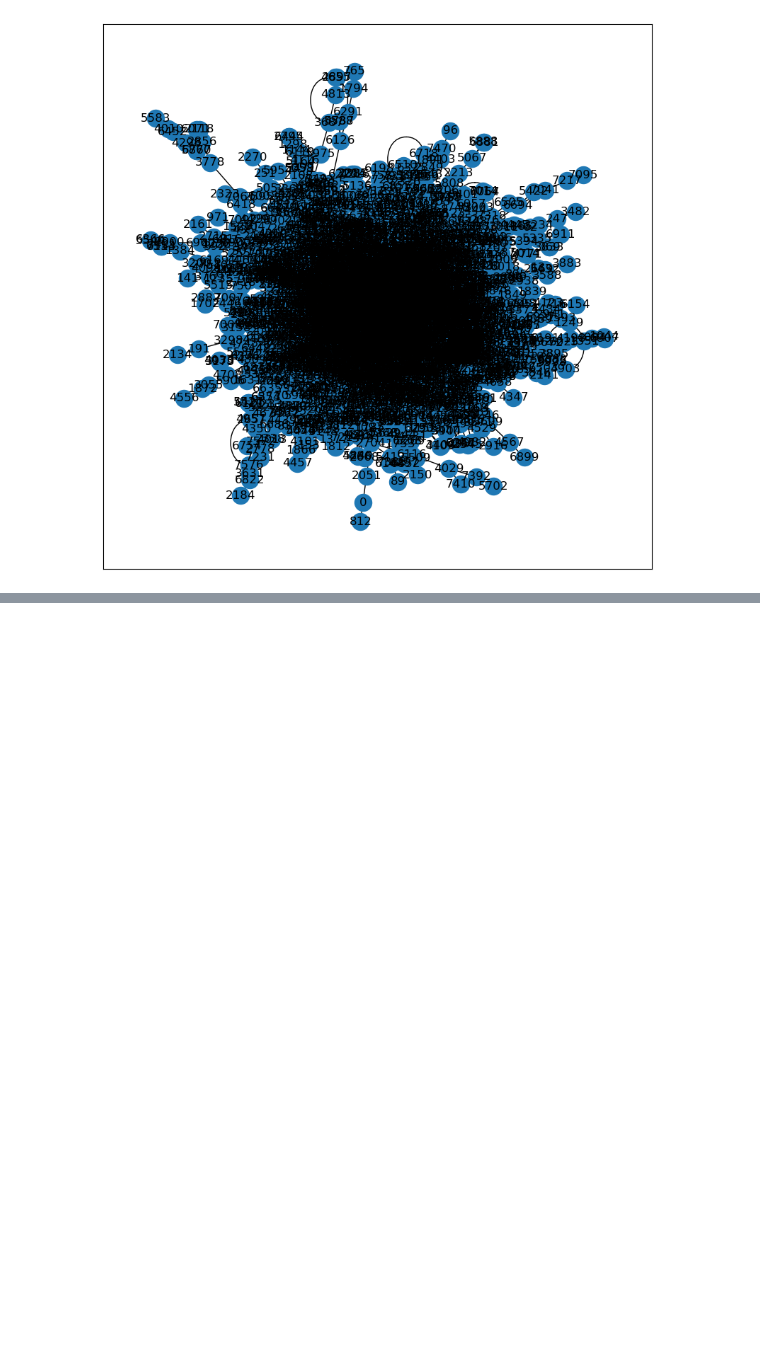
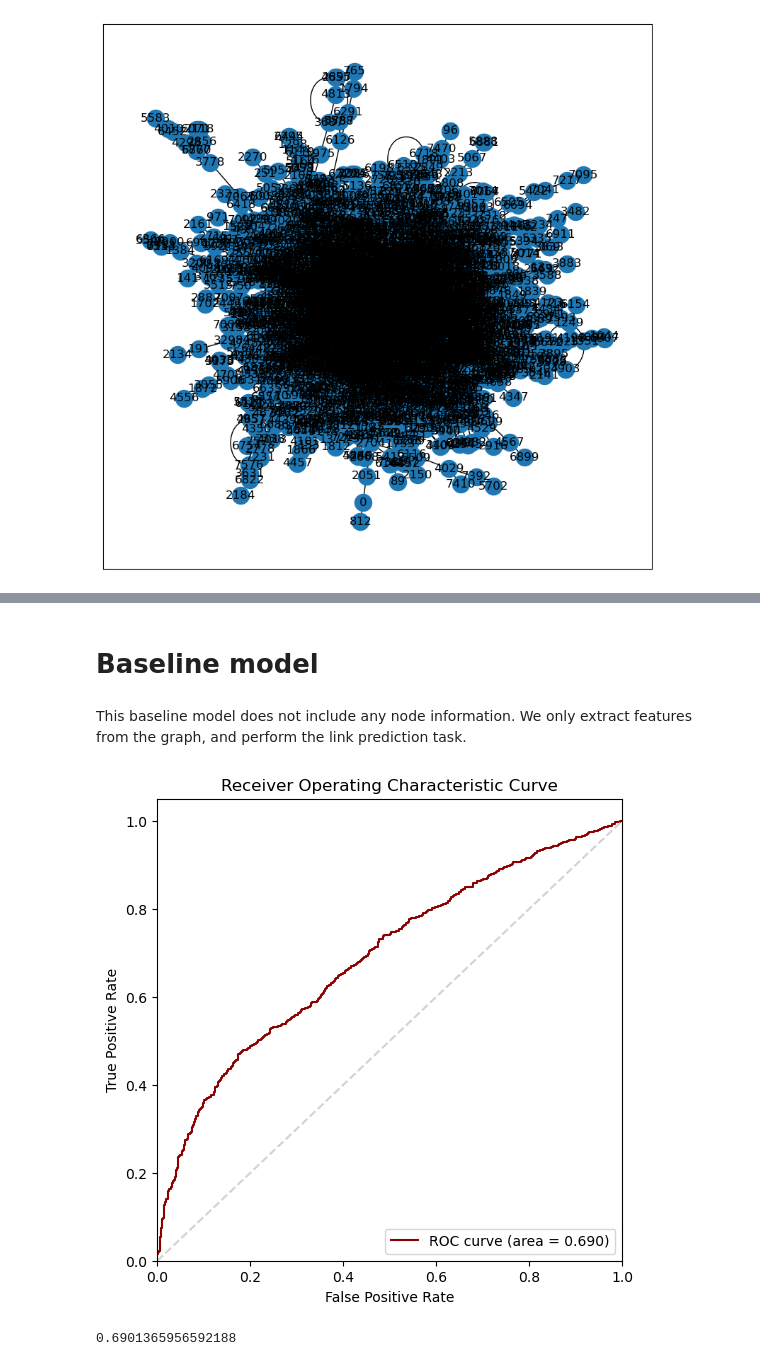
Before and after one commit to Anouar7768/MLNS-Kaggle-Competition, a Jupyter notebook: notebooks/Link prediction.ipynb, the cells around one changed output, grey strips where cells are left out. Drawn from its saved outputs; the diff is of its cells as text; code cells hidden in the pictures; blank space fills up the shorter version.

Commit message:
:rocket: add first model using Random Forest

```diff
--- a/notebooks/Link prediction.ipynb
+++ b/notebooks/Link prediction.ipynb
@@ -22,20 +35,5 @@ from helper_functions import *
 # %% [markdown]
 ### Data
-# %%
-def import_graph(filepath):
-    # Create an empty graph
-    G = nx.Graph()
-
-    # Open the txt file for reading
-    with open(filepath, "r") as file:
-        # Read each line of the file
-        for line in file:
-            # Split the line into its three components (source, target, label)
-            source, target, label = line.strip().split()
-            # Add the nodes and edges to the graph
-            if label == "1":
-                G.add_edge(source, target)
-    return G
 # %%
 node_df = pd.read_csv("../data/node_information.csv", header=None)
 # %%
@@ -53,7 +51,7 @@ node_df.head()
 # %% [markdown]
 ## Data exploration
 # %%
-G_train  = import_graph("../data/train.txt")
-print(nx.info(G_train))
+G  = import_graph("../data/train.txt")
+print(nx.info(G))
 # %% [output]
 Graph with 3597 nodes and 5248 edges
@@ -65,0 +117,7 @@ nx.draw_networkx(G_train, with_labels = True)
+# %% [markdown]
+# Baseline model
+# %% [markdown]
+This baseline model does not include any node information. We only extract features from the graph, and perform the link prediction task.
+# %%
+# Construct the training and testing sets
+residual_g, train_samples, train_labels, test_samples, test_labels = generate_samples(graph=G, train_set_ratio=0.8)
@@ -65,0 +133,11 @@ nx.draw_networkx(G_train, with_labels = True)
+# %%
+# Perform random walks over the residual network
+num_of_walks, walk_length, window_size, embedding_size = (500, 10, 5, 32)
+residual_walks = deep_walk(graph=residual_g, N=num_of_walks, L=walk_length)
+# Learn representations of nodes
+model = Word2Vec(residual_walks, vector_size=embedding_size, sg=1, window=window_size, min_count=0, workers=3, hs=1, epochs=1, negative=0)
+# Train the classifier and perform the edge prediction and plot the ROC curve
+edge_prediction(model.wv, train_samples, test_samples, train_labels, test_labels)
+# %% [output]
+[figure, added]
+0.6901365956592188
```
Also changed, not shown: parts of 34 cells of this notebook.
